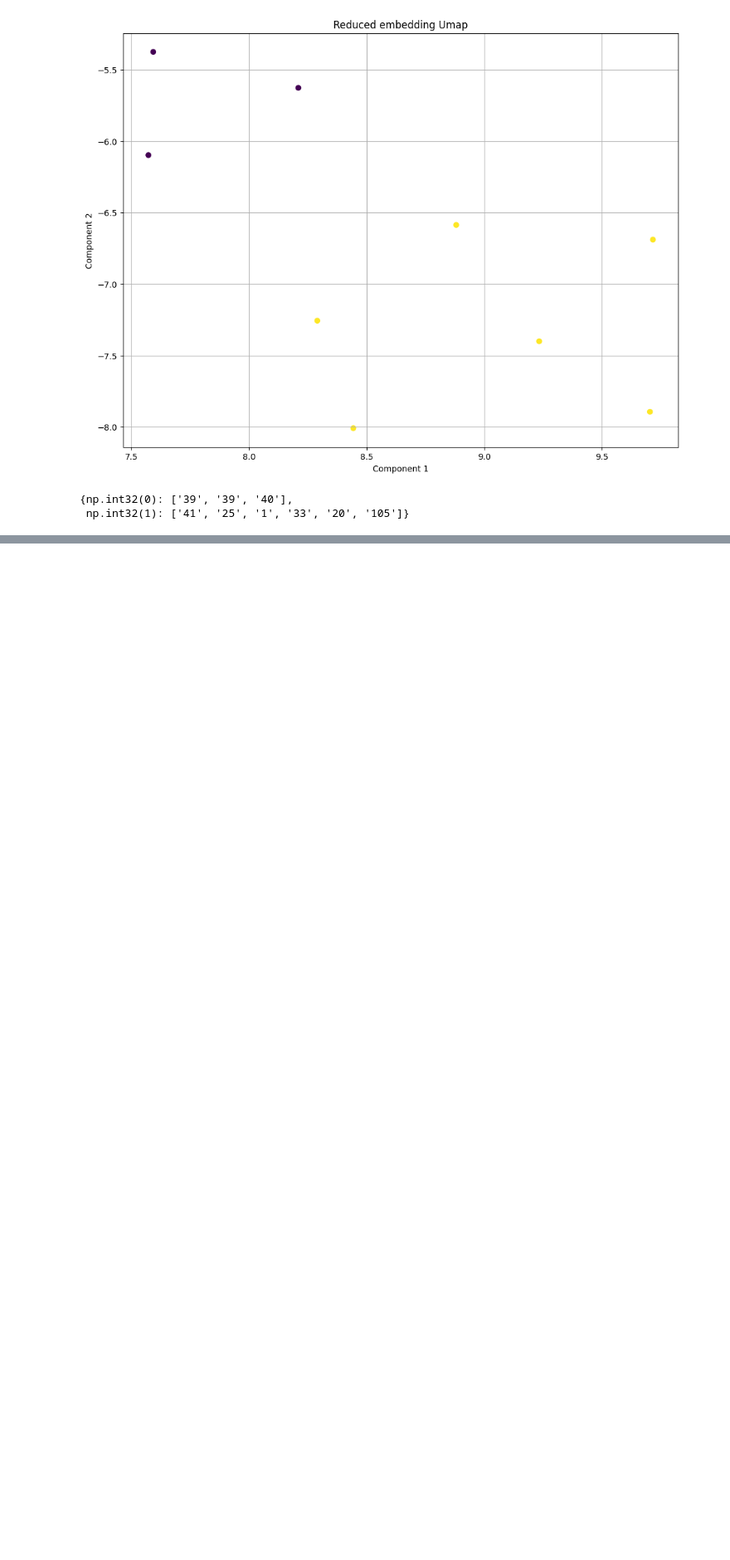
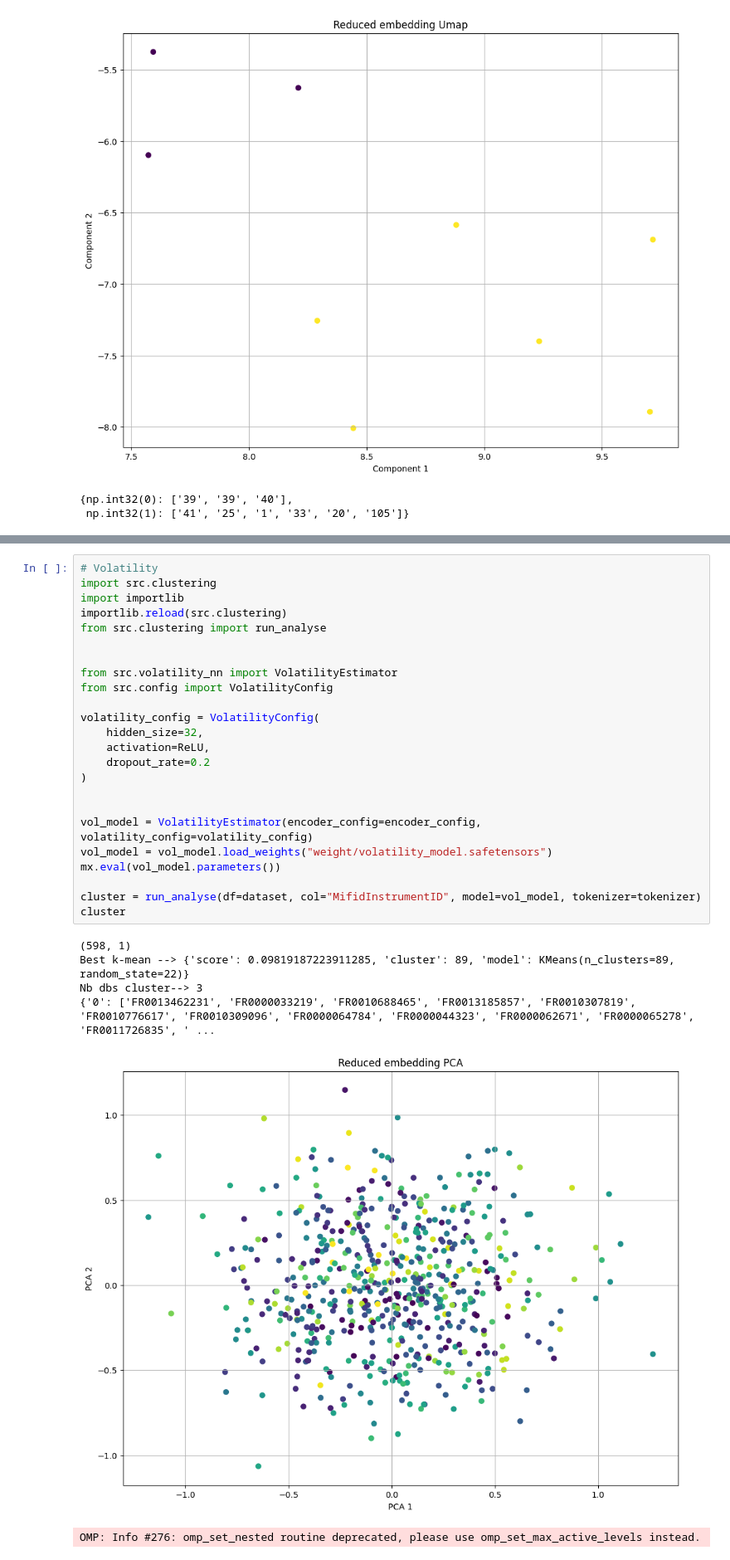
Before and after one commit to ArseneD10/clustering-euronext-trades, a Jupyter notebook: notebook.ipynb, the cells around one changed output, grey strips where cells are left out. Shown at 83% size. Saved outputs shown, nothing was run; the diff lists cells and outputs as text; blank space fills up the shorter version.

```diff
--- a/notebook.ipynb
+++ b/notebook.ipynb
@@ -790,3 +796,34 @@ Nb dbs cluster--> 2
   'FR0013357621',
   'FR0010417345',
   'FR0014004QR6']}
+# %%
+# Volatility
+import src.clustering
+import importlib
+importlib.reload(src.clustering)
+from src.clustering import run_analyse
+
+
+from src.volatility_nn import VolatilityEstimator
+from src.config import VolatilityConfig
+
+volatility_config = VolatilityConfig(
+    hidden_size=32,
+    activation=ReLU,
+    dropout_rate=0.2
+)
+
+
+vol_model = VolatilityEstimator(encoder_config=encoder_config, volatility_config=volatility_config)
+vol_model = vol_model.load_weights("weight/volatility_model.safetensors")
+mx.eval(vol_model.parameters())
+
+cluster = run_analyse(df=dataset, col="MifidInstrumentID", model=vol_model, tokenizer=tokenizer)
+cluster
+# %% [output]
+(598, 1)
+Best k-mean --> {'score': 0.09819187223911285, 'cluster': 89, 'model': KMeans(n_clusters=89, random_state=22)}
+Nb dbs cluster--> 3
+{'0': ['FR0013462231', 'FR0000033219', 'FR0010688465', 'FR0013185857', 'FR0010307819', 'FR0010776617', 'FR0010309096', 'FR0000064784', 'FR0000044323', 'FR0000062671', 'FR0000065278', 'FR0011726835', ' ...
+[figure, added]
+OMP: Info #276: omp_set_nested routine deprecated, please use omp_set_max_active_levels instead.
```
Also changed, not shown: parts of 7 cells of this notebook, 6 other files.
